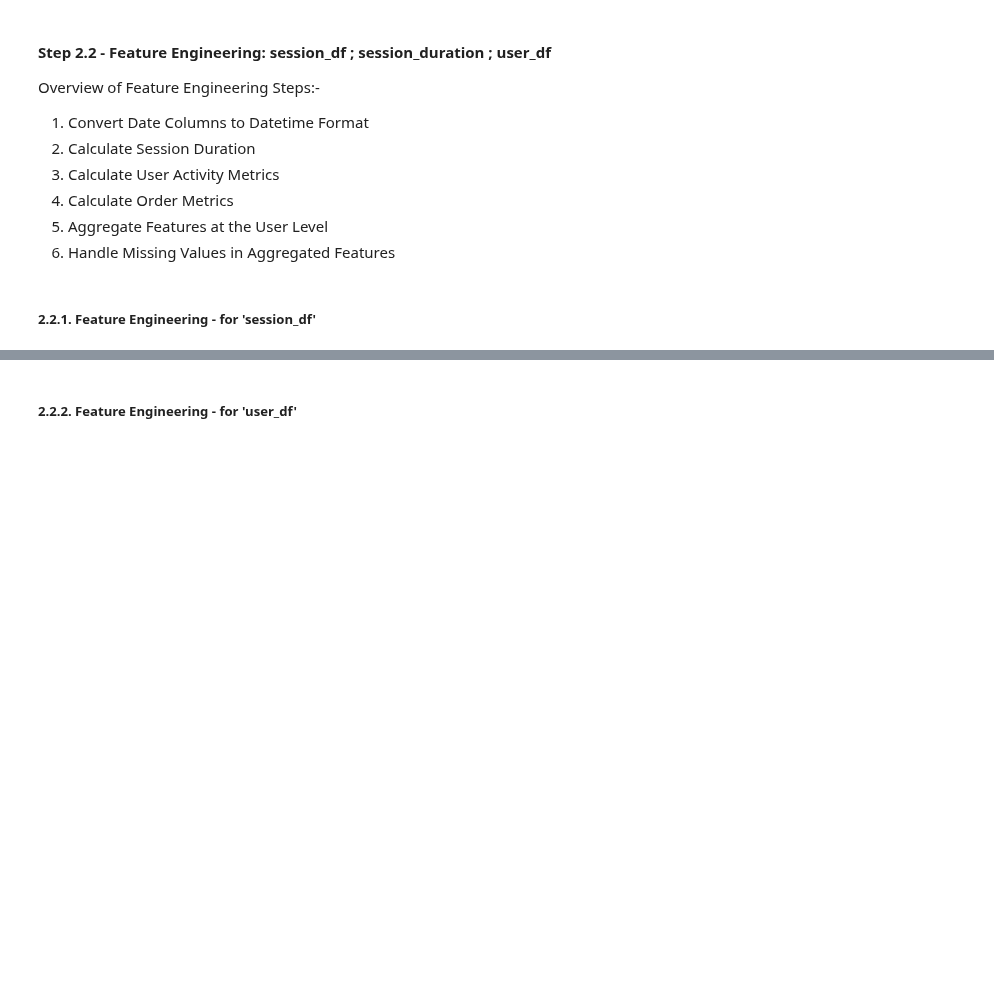
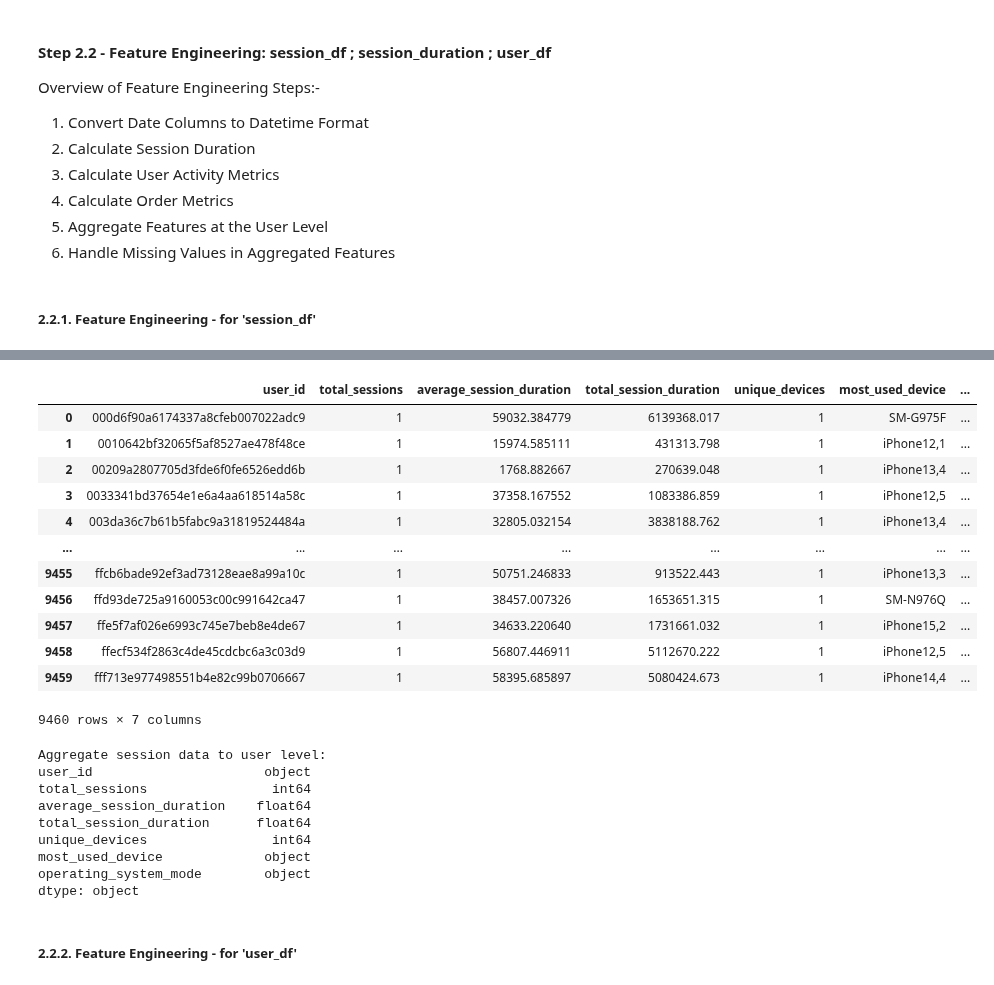
Before and after one commit to ssulaihasubi/floward-take-home-assessment, a Jupyter notebook: task-2-case-study-1-clustering.ipynb, the cells around one changed output, grey strips where cells are left out. Cells and saved outputs as stored; diff of their text form; code cells hidden in the pictures; blank space fills up the shorter version.

```diff
--- a/task-2-case-study-1-clustering.ipynb
+++ b/task-2-case-study-1-clustering.ipynb
@@ -286,25 +322,53 @@ session_df.dropna(subset=['session_duration'], inplace=True)
 # %%
 # Features to create:
 
 # total_sessions: Total number of sessions per user - Counts unique session IDs per user.
 # average_session_duration: Average duration of sessions per user - Calculates mean session duration.
 # total_session_duration: Total duration of all sessions per user - Sums all session durations
 # unique_devices: Number of unique devices used by the user - Counts unique devices used
 # most_used_device: The device most frequently used by the user - Identifies the most frequently used device model
 # operating_system_mode: The most frequently used operating system by the user - Identifies the most frequently used operating system
 
 # Aggregate session data to user level
 session_agg = session_df.groupby('final_user_id').agg(
     total_sessions=pd.NamedAgg(column='session_id', aggfunc='nunique'),
     average_session_duration=pd.NamedAgg(column='session_duration', aggfunc='mean'),
     total_session_duration=pd.NamedAgg(column='session_duration', aggfunc='sum'),
     unique_devices=pd.NamedAgg(column='device_id', aggfunc=lambda x: x.nunique()),
     most_used_device=pd.NamedAgg(column='device_model', aggfunc=lambda x: x.value_counts().idxmax() if x.notnull().any() else 'Unknown'),
     operating_system_mode=pd.NamedAgg(column='operating_system', aggfunc=lambda x: x.value_counts().idxmax() if x.notnull().any() else 'Unknown')
 ).reset_index()
 
 # Rename 'final_user_id' to 'user_id' for consistency
 session_agg.rename(columns={'final_user_id': 'user_id'}, inplace=True)
+
+# Print the resulting DataFrame
+display(session_agg)
+print("Aggregate session data to user level:")
+print(session_agg.dtypes)
+# %% [output]
+|  | user_id | total_sessions | average_session_duration | total_session_duration | unique_devices | most_used_device | ... |
+| 0 | 000d6f90a6174337a8cfeb007022adc9 | 1 | 59032.384779 | 6139368.017 | 1 | SM-G975F | ... |
+| 1 | 0010642bf32065f5af8527ae478f48ce | 1 | 15974.585111 | 431313.798 | 1 | iPhone12,1 | ... |
+| 2 | 00209a2807705d3fde6f0fe6526edd6b | 1 | 1768.882667 | 270639.048 | 1 | iPhone13,4 | ... |
+| 3 | 0033341bd37654e1e6a4aa618514a58c | 1 | 37358.167552 | 1083386.859 | 1 | iPhone12,5 | ... |
+| 4 | 003da36c7b61b5fabc9a31819524484a | 1 | 32805.032154 | 3838188.762 | 1 | iPhone13,4 | ... |
+| ... | ... | ... | ... | ... | ... | ... | ... |
+| 9455 | ffcb6bade92ef3ad73128eae8a99a10c | 1 | 50751.246833 | 913522.443 | 1 | iPhone13,3 | ... |
+| 9456 | ffd93de725a9160053c00c991642ca47 | 1 | 38457.007326 | 1653651.315 | 1 | SM-N976Q | ... |
+| 9457 | ffe5f7af026e6993c745e7beb8e4de67 | 1 | 34633.220640 | 1731661.032 | 1 | iPhone15,2 | ... |
+| 9458 | ffecf534f2863c4de45cdcbc6a3c03d9 | 1 | 56807.446911 | 5112670.222 | 1 | iPhone12,5 | ... |
+| 9459 | fff713e977498551b4e82c99b0706667 | 1 | 58395.685897 | 5080424.673 | 1 | iPhone14,4 | ... |
+9460 rows × 7 columns
+Aggregate session data to user level:
+user_id                      object
+total_sessions                int64
+average_session_duration    float64
+total_session_duration      float64
+unique_devices                int64
+most_used_device             object
+operating_system_mode        object
+dtype: object
 # %% [markdown]
 ##### 2.2.2. Feature Engineering - for 'user_df'
 # %%
```
Also changed, not shown: parts of 4 cells of this notebook.
